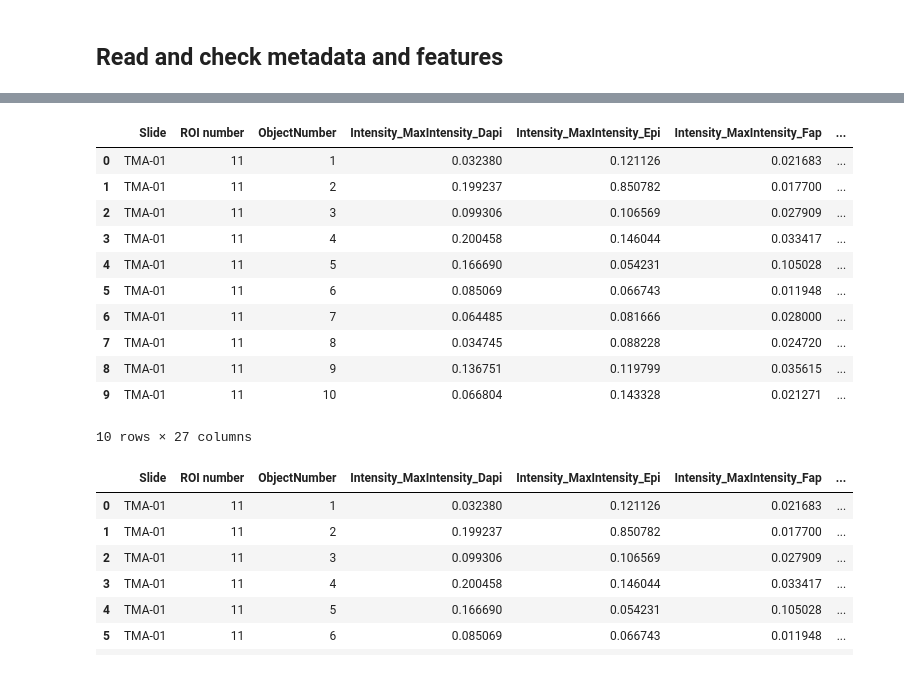
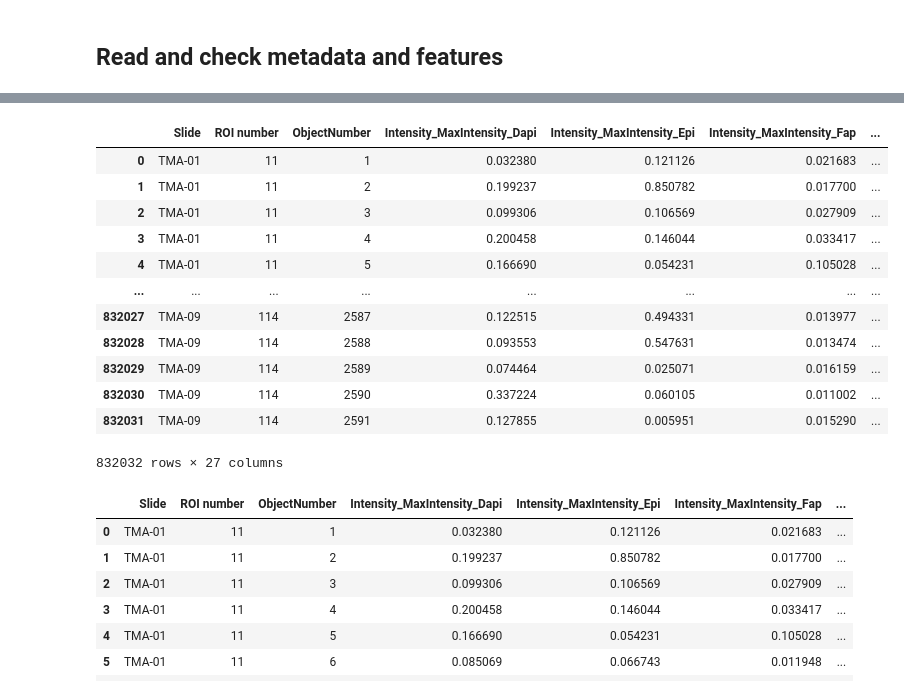
Before and after one commit to fuhrwerk/cytodata-hackathon-2023, a Jupyter notebook: notebook/CytoData2023_hackathon.ipynb, the cells around one changed output, grey strips where cells are left out. Saved outputs shown, nothing was run; the diff lists cells and outputs as text; code cells hidden in the pictures.

```diff
--- a/notebook/CytoData2023_hackathon.ipynb
+++ b/notebook/CytoData2023_hackathon.ipynb
@@ -78,19 +112,20 @@ df_metadata_train
 # %%
 # Check features
-df_features_train.head(n=10)
+df_features_train
 # %% [output]
 |  | Slide | ROI number | ObjectNumber | Intensity_MaxIntensity_Dapi | Intensity_MaxIntensity_Epi | Intensity_MaxIntensity_Fap | ... |
 | 0 | TMA-01 | 11 | 1 | 0.032380 | 0.121126 | 0.021683 | ... |
 | 1 | TMA-01 | 11 | 2 | 0.199237 | 0.850782 | 0.017700 | ... |
 | 2 | TMA-01 | 11 | 3 | 0.099306 | 0.106569 | 0.027909 | ... |
 | 3 | TMA-01 | 11 | 4 | 0.200458 | 0.146044 | 0.033417 | ... |
 | 4 | TMA-01 | 11 | 5 | 0.166690 | 0.054231 | 0.105028 | ... |
-| 5 | TMA-01 | 11 | 6 | 0.085069 | 0.066743 | 0.011948 | ... |
-| 6 | TMA-01 | 11 | 7 | 0.064485 | 0.081666 | 0.028000 | ... |
-| 7 | TMA-01 | 11 | 8 | 0.034745 | 0.088228 | 0.024720 | ... |
-| 8 | TMA-01 | 11 | 9 | 0.136751 | 0.119799 | 0.035615 | ... |
-| 9 | TMA-01 | 11 | 10 | 0.066804 | 0.143328 | 0.021271 | ... |
+| ... | ... | ... | ... | ... | ... | ... | ... |
+| 832027 | TMA-09 | 114 | 2587 | 0.122515 | 0.494331 | 0.013977 | ... |
+| 832028 | TMA-09 | 114 | 2588 | 0.093553 | 0.547631 | 0.013474 | ... |
+| 832029 | TMA-09 | 114 | 2589 | 0.074464 | 0.025071 | 0.016159 | ... |
+| 832030 | TMA-09 | 114 | 2590 | 0.337224 | 0.060105 | 0.011002 | ... |
+| 832031 | TMA-09 | 114 | 2591 | 0.127855 | 0.005951 | 0.015290 | ... |
-10 rows × 27 columns
+832032 rows × 27 columns
 # %%
 # Merge features and metadata, drop 'Annotation Color' columns
 df_features_train = df_features_train.merge(df_metadata_train, on=['Slide','ROI number'], how='left')
```
Also changed, not shown: parts of 14 cells of this notebook.
